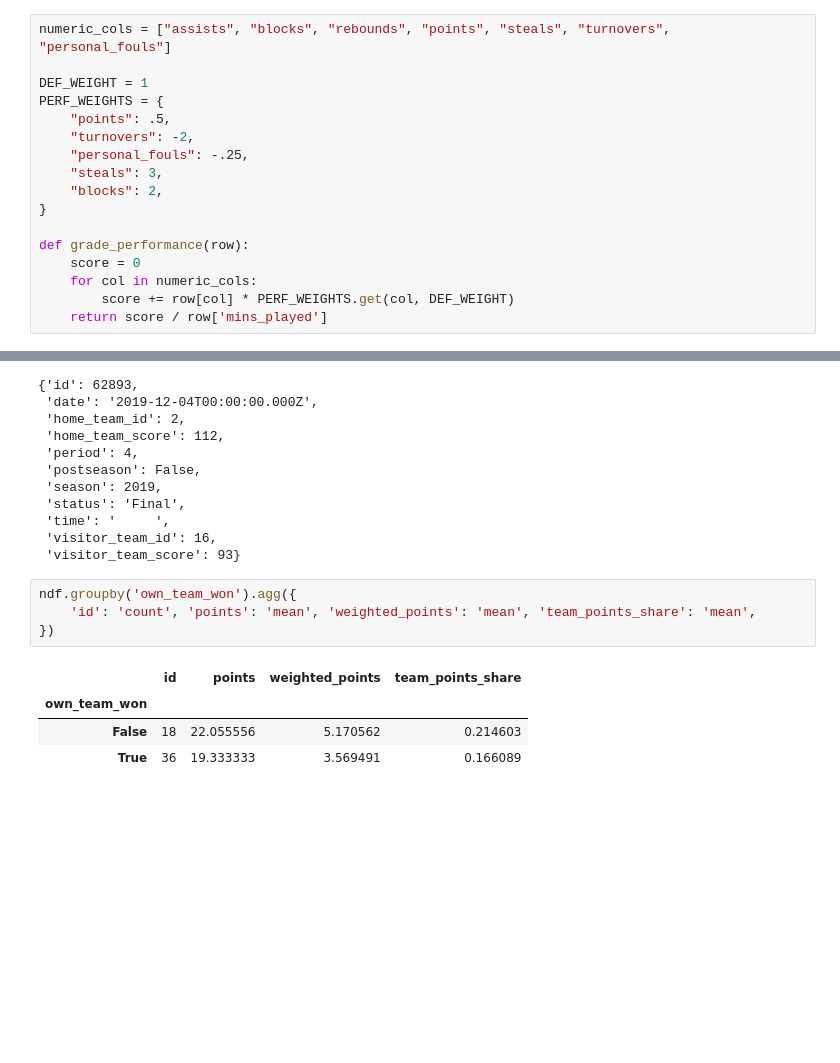
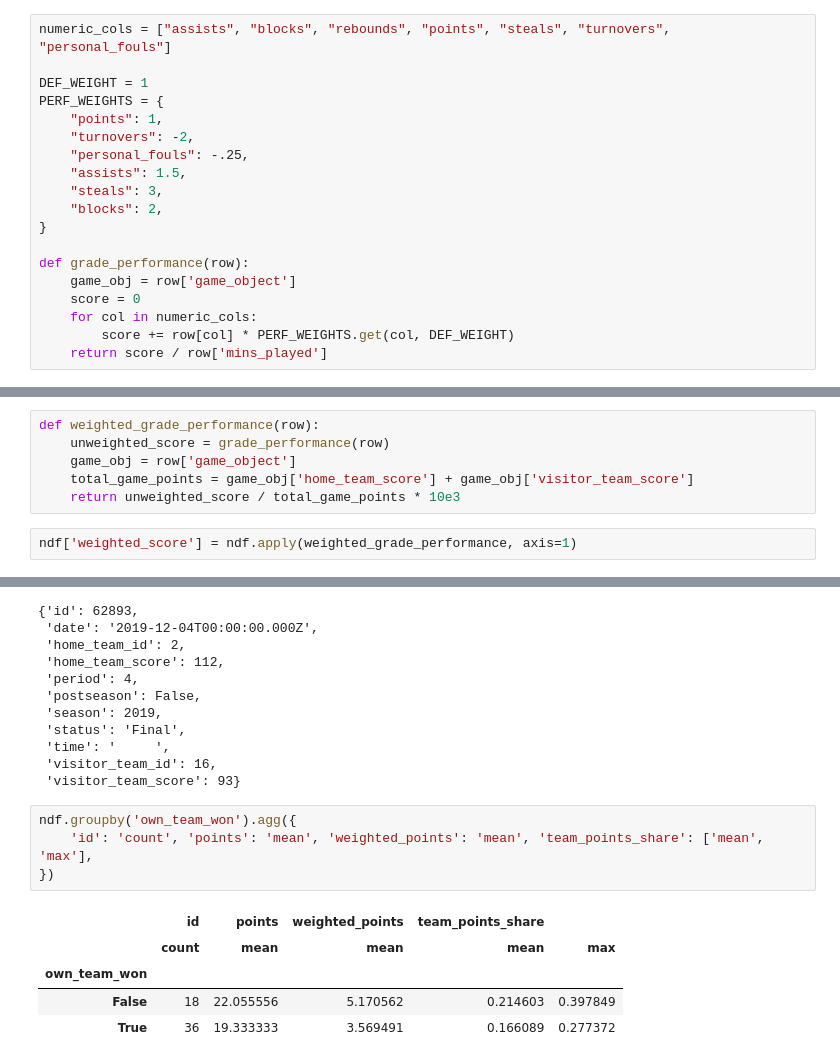
Before and after one commit to JonasRoo/nba-analysis, a Jupyter notebook: stats_exploration.ipynb, the cells around one changed output, grey strips where cells are left out. Cells and saved outputs as stored; diff of their text form; blank space fills up the shorter version.

Commit message:
Day 2: weighted performance grading | player cross check

```diff
--- a/stats_exploration.ipynb
+++ b/stats_exploration.ipynb
@@ -293,14 +378,16 @@ numeric_cols = ["assists", "blocks", "rebounds", "points", "steals", "turnovers"
 
 DEF_WEIGHT = 1
 PERF_WEIGHTS = {
-    "points": .5,
+    "points": 1,
     "turnovers": -2,
     "personal_fouls": -.25,
+    "assists": 1.5,
     "steals": 3,
     "blocks": 2,
 }
 
 def grade_performance(row):
+    game_obj = row['game_object']
     score = 0
     for col in numeric_cols:
         score += row[col] * PERF_WEIGHTS.get(col, DEF_WEIGHT)
@@ -329,6 +416,14 @@ ndf
 | 59 | 1788736 | 4 | 0 | 5 | 0.0 | 0 | 0 | 60.0 | ... |
 | 60 | 1877168 | 7 | 1 | 8 | 33.3 | 3 | 1 | 37.5 | ... |
 54 rows × 26 columns
+# %%
+def weighted_grade_performance(row):
+    unweighted_score = grade_performance(row)
+    game_obj = row['game_object']
+    total_game_points = game_obj['home_team_score'] + game_obj['visitor_team_score']
+    return unweighted_score / total_game_points * 10e3
+# %%
+ndf['weighted_score'] = ndf.apply(weighted_grade_performance, axis=1)
 # %%
 ndf['team_object'] = ndf['team_object'].apply(lambda d: d['id'])
 # %%
@@ -417,10 +512,11 @@ ndf[['game_object', 'own_team_won', 'points', 'team_points_share', 'weighted_poi
  'visitor_team_score': 93}
 # %%
 ndf.groupby('own_team_won').agg({
-    'id': 'count', 'points': 'mean', 'weighted_points': 'mean', 'team_points_share': 'mean',
+    'id': 'count', 'points': 'mean', 'weighted_points': 'mean', 'team_points_share': ['mean', 'max'],
 })
 # %% [output]
-|  | id | points | weighted_points | team_points_share |
-| own_team_won |  |  |  |  |
-| False | 18 | 22.055556 | 5.170562 | 0.214603 |
-| True | 36 | 19.333333 | 3.569491 | 0.166089 |
+|  | id | points | weighted_points | team_points_share |  |
+|  | count | mean | mean | mean | max |
+| own_team_won |  |  |  |  |  |
+| False | 18 | 22.055556 | 5.170562 | 0.214603 | 0.397849 |
+| True | 36 | 19.333333 | 3.569491 | 0.166089 | 0.277372 |
```
Also changed, not shown: parts of 7 cells of this notebook, 2 other files.
